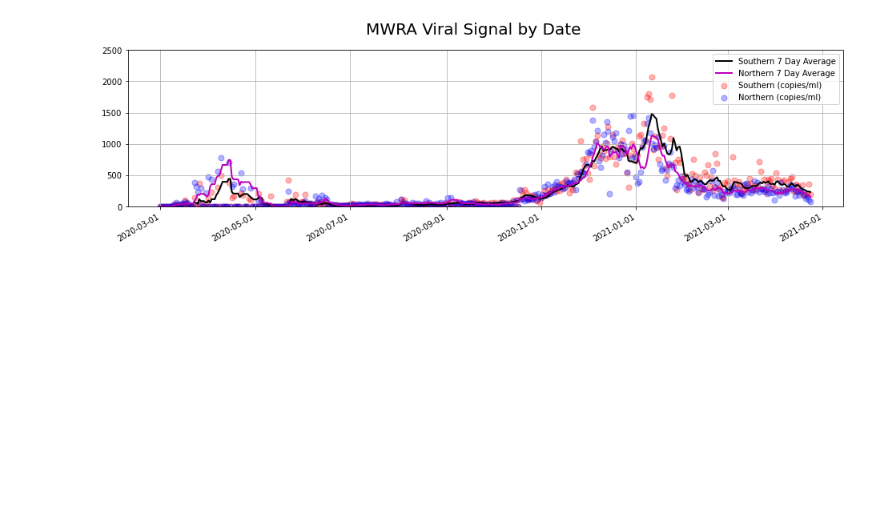
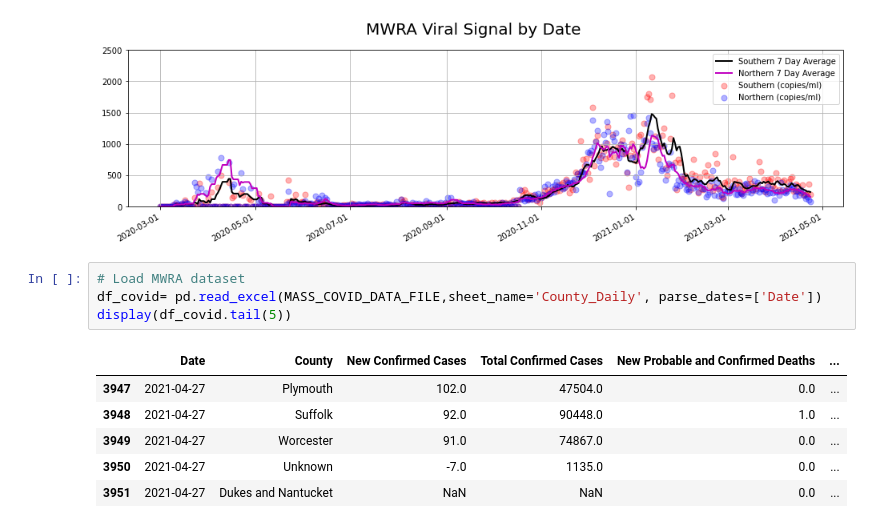
Before and after one commit to bhatiavr/cs109b-final-project-111, a Jupyter notebook: src/cs109b-wastewater-covid-forecasting.ipynb, the cells around one changed output. Drawn from its saved outputs; the diff is of its cells as text; blank space fills up the shorter version.

```diff
--- a/src/cs109b-wastewater-covid-forecasting.ipynb
+++ b/src/cs109b-wastewater-covid-forecasting.ipynb
@@ -91,3 +92,14 @@ fig.suptitle('MWRA Viral Signal by Date', fontsize=20, y=1.00)
 fig.show()
 # %% [output]
 [figure]
+# %%
+# Load MWRA dataset
+df_covid= pd.read_excel(MASS_COVID_DATA_FILE,sheet_name='County_Daily', parse_dates=['Date'])
+display(df_covid.tail(5))
+# %% [output]
+|  | Date | County | New Confirmed Cases | Total Confirmed Cases | New Probable and Confirmed Deaths | ... |
+| 3947 | 2021-04-27 | Plymouth | 102.0 | 47504.0 | 0.0 | ... |
+| 3948 | 2021-04-27 | Suffolk | 92.0 | 90448.0 | 1.0 | ... |
+| 3949 | 2021-04-27 | Worcester | 91.0 | 74867.0 | 0.0 | ... |
+| 3950 | 2021-04-27 | Unknown | -7.0 | 1135.0 | 0.0 | ... |
+| 3951 | 2021-04-27 | Dukes and Nantucket | NaN | NaN | 0.0 | ... |
```
Also changed, not shown: parts of 7 cells of this notebook, 1 other file.
